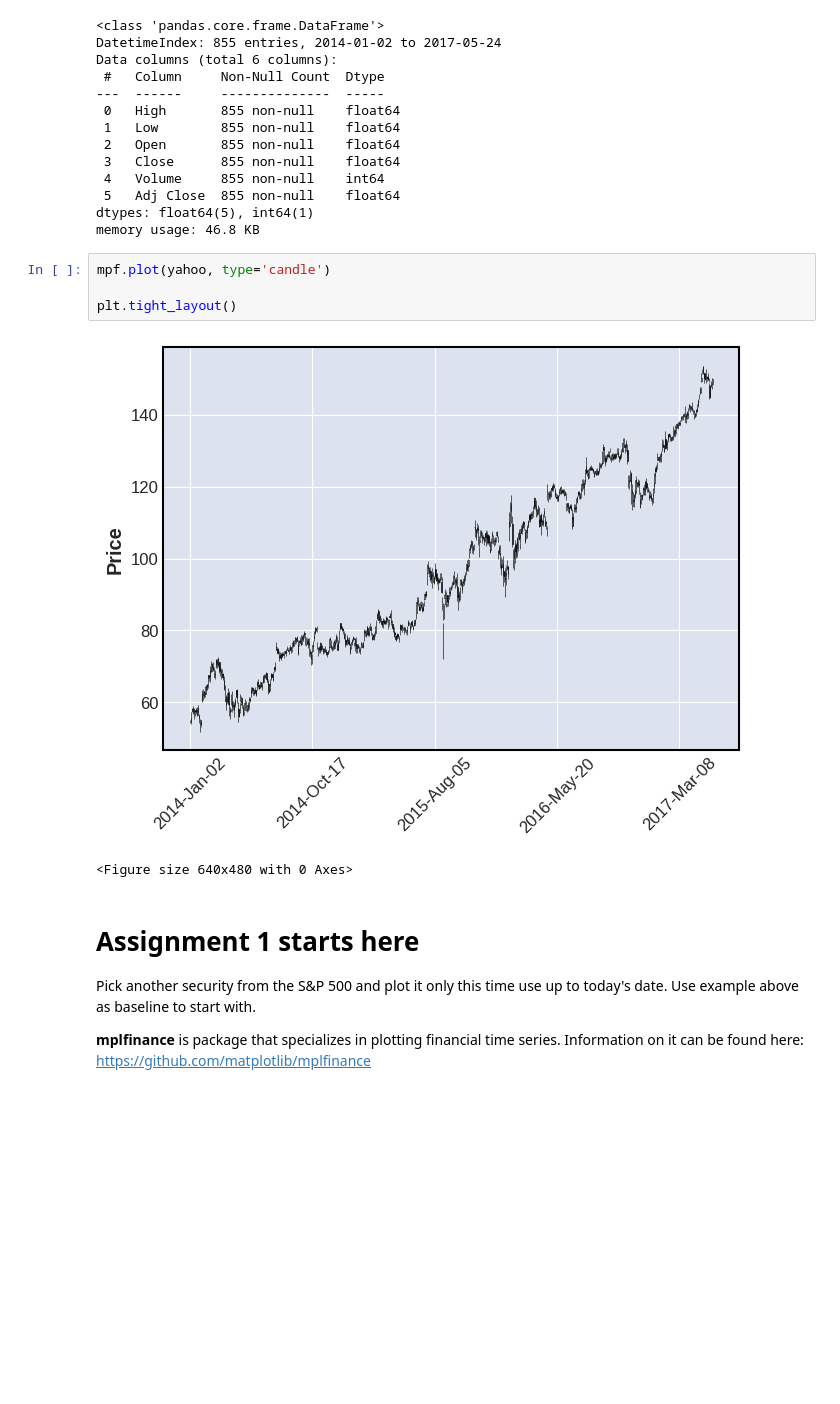
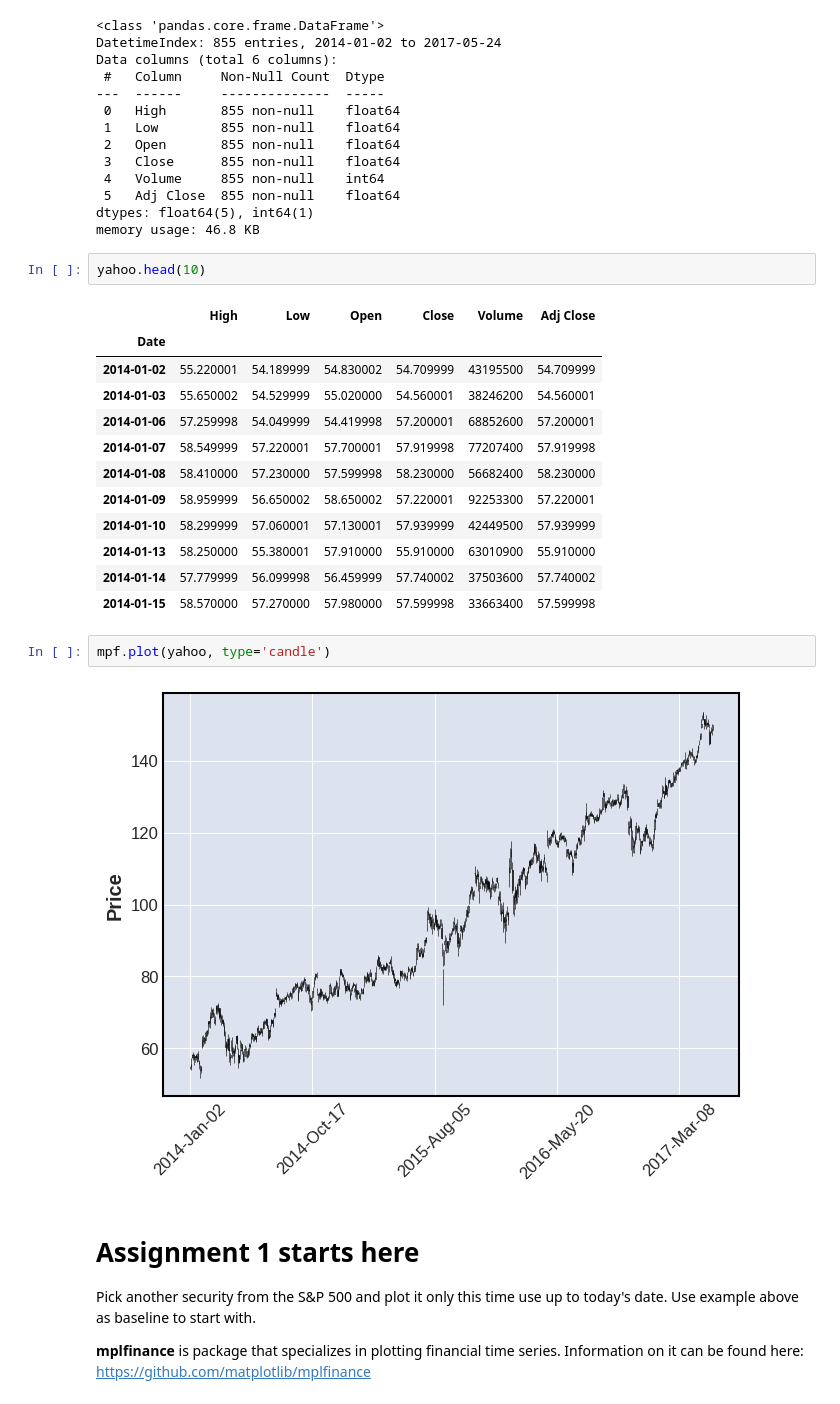
Before and after one commit to harshvardhan000/HFstrategies21, a Jupyter notebook: assignment1.ipynb, the cells around one changed output. Cells and saved outputs as stored; diff of their text form; blank space fills up the shorter version.

```diff
--- a/assignment1.ipynb
+++ b/assignment1.ipynb
@@ -96,13 +96,25 @@ Data columns (total 6 columns):
  5   Adj Close  855 non-null    float64
 dtypes: float64(5), int64(1)
 memory usage: 46.8 KB
+# %%
+yahoo.head(10)
+# %% [output]
+|  | High | Low | Open | Close | Volume | Adj Close |
+| Date |  |  |  |  |  |  |
+| 2014-01-02 | 55.220001 | 54.189999 | 54.830002 | 54.709999 | 43195500 | 54.709999 |
+| 2014-01-03 | 55.650002 | 54.529999 | 55.020000 | 54.560001 | 38246200 | 54.560001 |
+| 2014-01-06 | 57.259998 | 54.049999 | 54.419998 | 57.200001 | 68852600 | 57.200001 |
+| 2014-01-07 | 58.549999 | 57.220001 | 57.700001 | 57.919998 | 77207400 | 57.919998 |
+| 2014-01-08 | 58.410000 | 57.230000 | 57.599998 | 58.230000 | 56682400 | 58.230000 |
+| 2014-01-09 | 58.959999 | 56.650002 | 58.650002 | 57.220001 | 92253300 | 57.220001 |
+| 2014-01-10 | 58.299999 | 57.060001 | 57.130001 | 57.939999 | 42449500 | 57.939999 |
+| 2014-01-13 | 58.250000 | 55.380001 | 57.910000 | 55.910000 | 63010900 | 55.910000 |
+| 2014-01-14 | 57.779999 | 56.099998 | 56.459999 | 57.740002 | 37503600 | 57.740002 |
+| 2014-01-15 | 58.570000 | 57.270000 | 57.980000 | 57.599998 | 33663400 | 57.599998 |
 # %%
 mpf.plot(yahoo, type='candle')
-
-plt.tight_layout()
 # %% [output]
 [figure]
-<Figure size 640x480 with 0 Axes>
 # %% [markdown]
 # Assignment 1 starts here
 Pick another security from the S&P 500 and plot it only this time use up to today's date. Use example above as baseline to start with.
```
Also changed, not shown: parts of 1 cell of this notebook.
